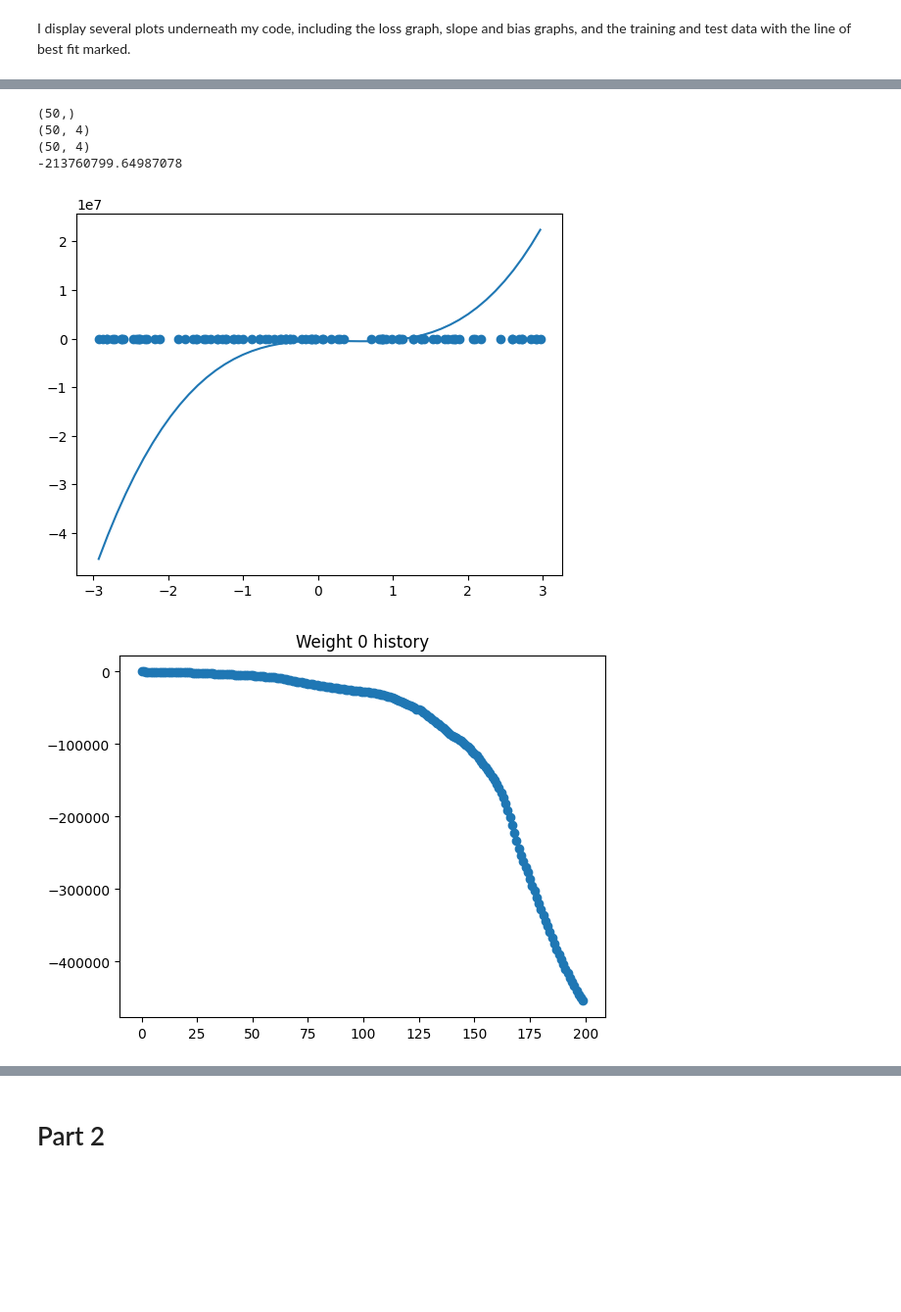
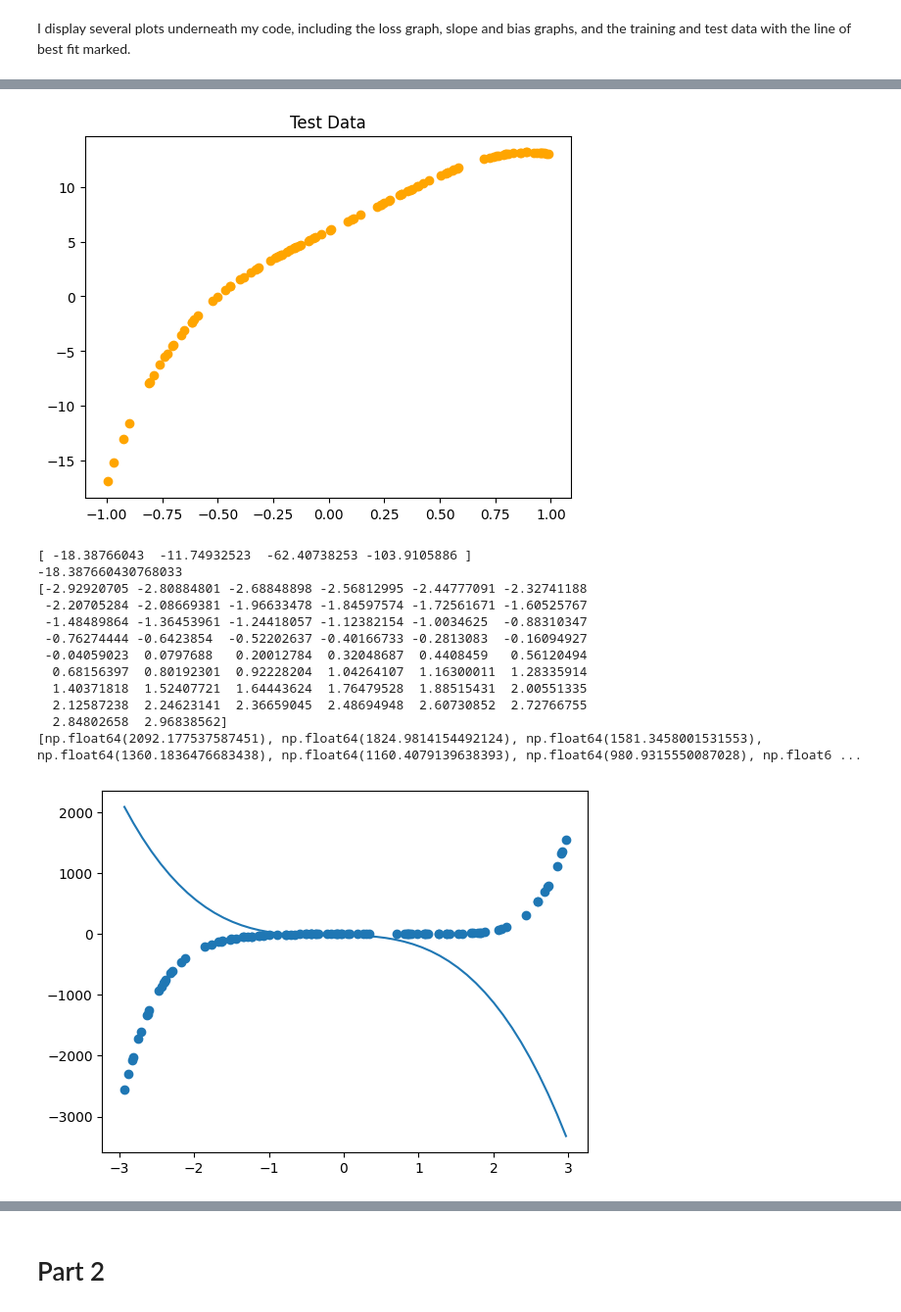
Before and after one commit to ghawkes333/LinearRegression, a Jupyter notebook: linear_regression.ipynb, the cells around one changed output, grey strips where cells are left out. Shown at 98% size. Saved outputs shown, nothing was run; the diff lists cells and outputs as text; code cells hidden in the pictures; blank space fills up the shorter version.

Commit message:
Use weighted input

```diff
--- a/linear_regression.ipynb
+++ b/linear_regression.ipynb
@@ -34,23 +34,25 @@ import numpy as np
 # Define learn function
 
 def learn(num_iter, x_train, y_train):
-    alpha = 0.001
+    alpha = 0.0001
     weight_history = []
     error_history = []
     num_weights = 4 # Use 4 params for cubic (3 coefficients plus a bias term)
-    weights = np.array([np.random.random()] * num_weights) # seed the weights
+    weights = np.array([np.random.random() / 10] * num_weights) # seed the weights
 
     j = 0
 
     while j < num_iter:
-        x_j_input = x_train[j % len(x_train)]
+        x_j_input = x_train[j % len(x_train)] # Single input
         input_j = np.array([x_j_input ** i for i in range(num_weights)]) # Use 1 as the x input val for bias
 
         # Calculate sum of loss
         loss_sum = 0
         for n in range(len(x_train)):
-            pred_val = np.sum(weights * x_train[n])
-            print(f"Sum is {pred_val} from values {weights * input_j}")
+            print(f"X_train[n] is {x_train[n]}, weights are {weights}")
+            weighted_input_n = np.array([weights[i] * x_train[n] ** i for i in range(num_weights)]) # Use 1 as the x input val for bias
+            pred_val = np.sum(weighted_input_n)
+            # print(f"Sum is {pred_val} from values {weights * input_j}")
             loss = (y_train[n] - pred_val) * input_j # A vector of loss for each parameter (weight and bias)
             loss_sum = loss_sum + loss
 
@@ -128,6 +130,11 @@ Sum is 32996.0142158136 from values [ -3561.72
 plt.scatter(x_train, y_train, color="blue")
 plt.scatter(x_test, y_test, color="orange")
 plt.title("Training and Test Data")
+plt.show()
+
+
+plt.scatter(x_test, y_test, color="orange")
+plt.title("Test Data")
 plt.show()
 
 # plt.scatter(x_train, y_train)
@@ -137,40 +144,48 @@ plt.show()
 plt.scatter(x_train, y_train)
 x_space = np.linspace(np.min(x_train), np.max(x_train))
 num_weights = len(weights)
-print(np.shape(x_space)) # array of 50 elements
-print(np.shape([[x ** i for i in range(4)] for x in x_space])) # 2D array with 50 rows and 4 columns. Each column is tied to a given exponent
-print(np.shape(weights * [[x ** i for i in range(4)] for x in x_space]))
-print(np.sum(weights * [[x ** i for i in range(4)] for x in x_space]))
+print(weights)
+print(np.sum(weights * [0 ** i for i in range(num_weights)]))
+print(x_space)
 model_predictions =  [np.sum(weights * [x ** i for i in range(num_weights)]) for x in x_space]
+print(model_predictions)
 plt.plot(x_space, model_predictions)
 plt.show()
 
 # plt.scatter(x_test, y_test)
 # plt.plot([-1, 0,1], [bias + learned_slope * -1, bias, bias + learned_slope], color="black")
 # plt.title("Model with Test Data")
 # plt.show()
 
 # Plot history of each parameter
 weight_history = np.array(weight_history)
 for i in range(len(weights)):
     data = weight_history[:,i]
     plt.scatter([i for i in range(0, len(data))], data)
     plt.title(f"Weight {i} history")
     plt.show()
 
 # plt.scatter([i for i in range(0, len(bias_history))], bias_history)
 # plt.title("Bias history")
 # plt.show()
 
 # plt.title("Loss History")
 # print(error_history)
 # plt.scatter([i for i in range(0, len(error_history))], error_history)
 # plt.show()
 # %% [output]
 [figure]
+[figure, new version]
-(50,)
-(50, 4)
-(50, 4)
--213760799.64987078
+[ -18.38766043  -11.74932523  -62.40738253 -103.9105886 ]
+-18.387660430768033
+[-2.92920705 -2.80884801 -2.68848898 -2.56812995 -2.44777091 -2.32741188
+ -2.20705284 -2.08669381 -1.96633478 -1.84597574 -1.72561671 -1.60525767
+ -1.48489864 -1.36453961 -1.24418057 -1.12382154 -1.0034625  -0.88310347
+ -0.76274444 -0.6423854  -0.52202637 -0.40166733 -0.2813083  -0.16094927
+ -0.04059023  0.0797688   0.20012784  0.32048687  0.4408459   0.56120494
+  0.68156397  0.80192301  0.92228204  1.04264107  1.16300011  1.28335914
+  1.40371818  1.52407721  1.64443624  1.76479528  1.88515431  2.00551335
+  2.12587238  2.24623141  2.36659045  2.48694948  2.60730852  2.72766755
+  2.84802658  2.96838562]
+[np.float64(2092.177537587451), np.float64(1824.9814154492124), np.float64(1581.3458001531553), np.float64(1360.1836476683438), np.float64(1160.4079139638393), np.float64(980.9315550087028), np.float6 ...
-[figure, old version]
-[figure, old version]
+[figure, new version]
```
Also changed, not shown: parts of 3 cells of this notebook, 1 other file.
